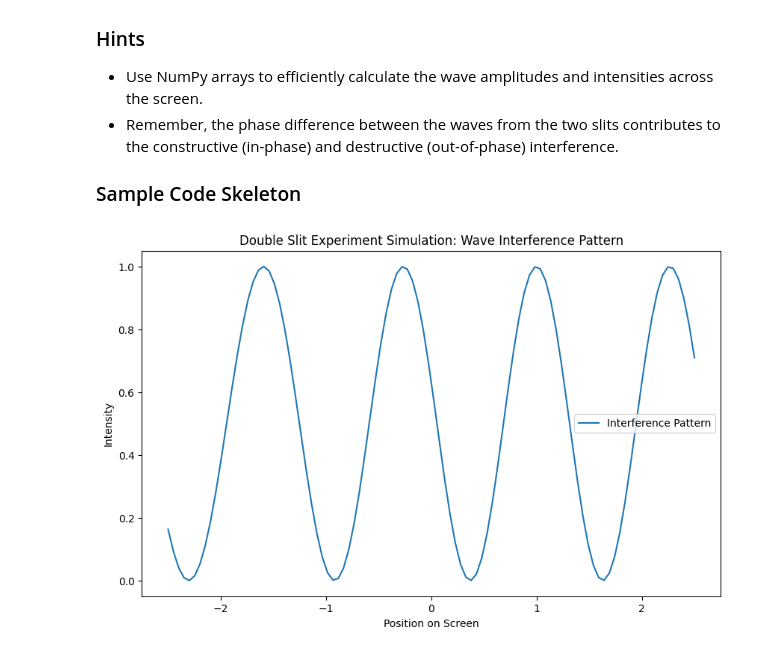
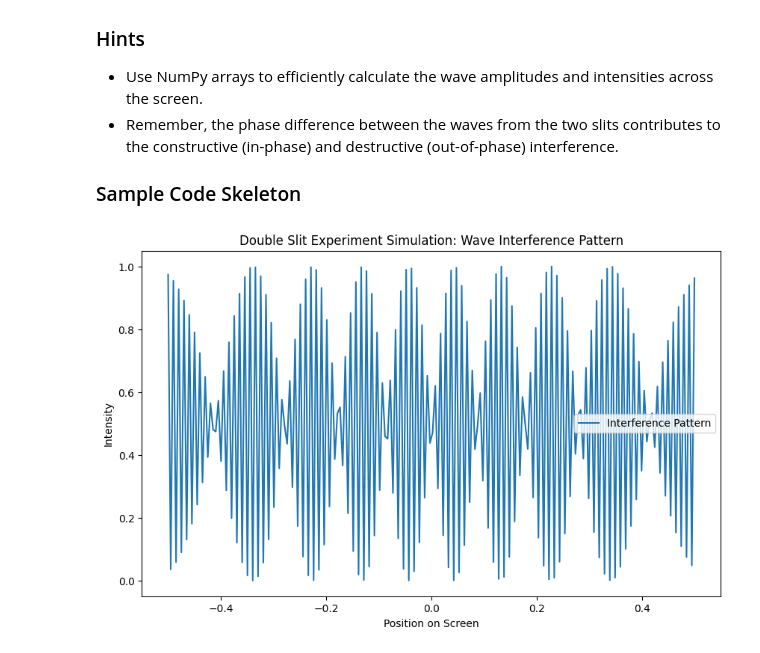
Before and after one commit to JeimyYaya/De-lo-cl-sico-a-lo-cuantico, a Jupyter notebook: TallerClasicToQuantum.ipynb, the cells around one changed output. Cells and saved outputs as stored; diff of their text form; code cells hidden in the pictures.

```diff
--- a/TallerClasicToQuantum.ipynb
+++ b/TallerClasicToQuantum.ipynb
@@ -248,40 +267,40 @@ import numpy as np
 import matplotlib.pyplot as plt
 
 # Define parameters
-slit_distance = 2
-wavelength = 0.5
-screen_distance = 10
-screen_width = 5
-num_points = 100
+slit_distance = 0.0001
+wavelength = 0.000000633
+screen_distance = 3
+screen_width = 1
+num_points = 200
 
 # Create an array of points on the screen
 screen_points = np.linspace(-screen_width/2, screen_width/2, num_points)
 
 # Initialize intensity array
 intensity = np.zeros_like(screen_points)
 
 # Calculate wave interference pattern
 for point_index, point in enumerate(screen_points):
     # Calculate the path lengths from each slit to the screen point
     path_length_to_s1 = np.sqrt(point**2 + screen_distance**2)
     path_length_to_s2 = np.sqrt((slit_distance - point)**2 + screen_distance**2)
 
     # Calculate the phase difference between the waves from the two slits
     phase_difference = 2 * np.pi * (path_length_to_s2 - path_length_to_s1) / wavelength
 
     # Calculate the amplitude at the screen point due to superposition
     amplitude = np.cos(phase_difference)
 
     # Calculate intensity (proportional to amplitude squared)
     intensity[point_index] = amplitude**2
 
 # Plot the results
 plt.figure(figsize=(10, 6))
 plt.plot(screen_points, intensity, label='Interference Pattern')
 plt.xlabel('Position on Screen')
 plt.ylabel('Intensity')
 plt.title('Double Slit Experiment Simulation: Wave Interference Pattern')
 plt.legend()
 plt.show()
 # %% [output]
-[figure, old version]
+[figure, new version]
```
Also changed, not shown: parts of 1 cell of this notebook.
